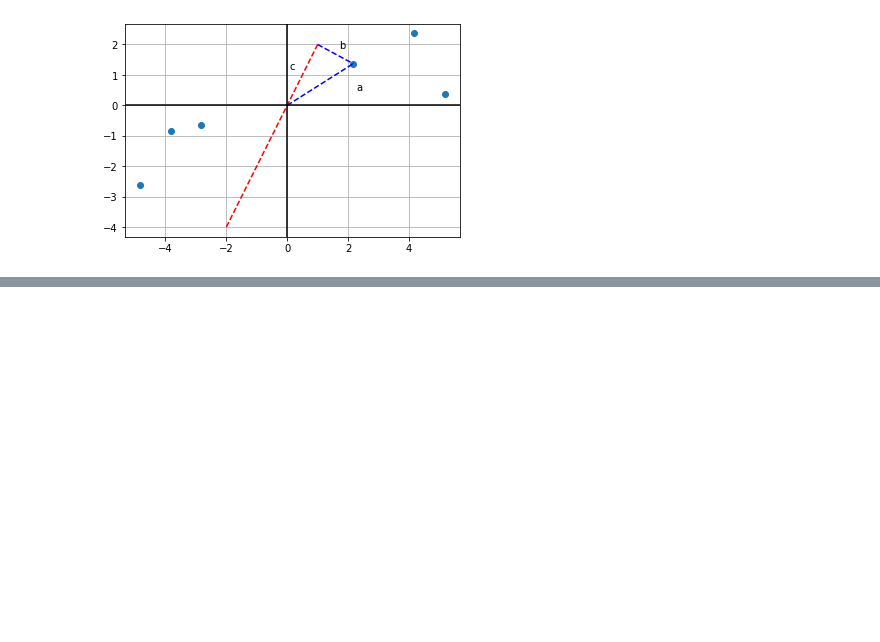
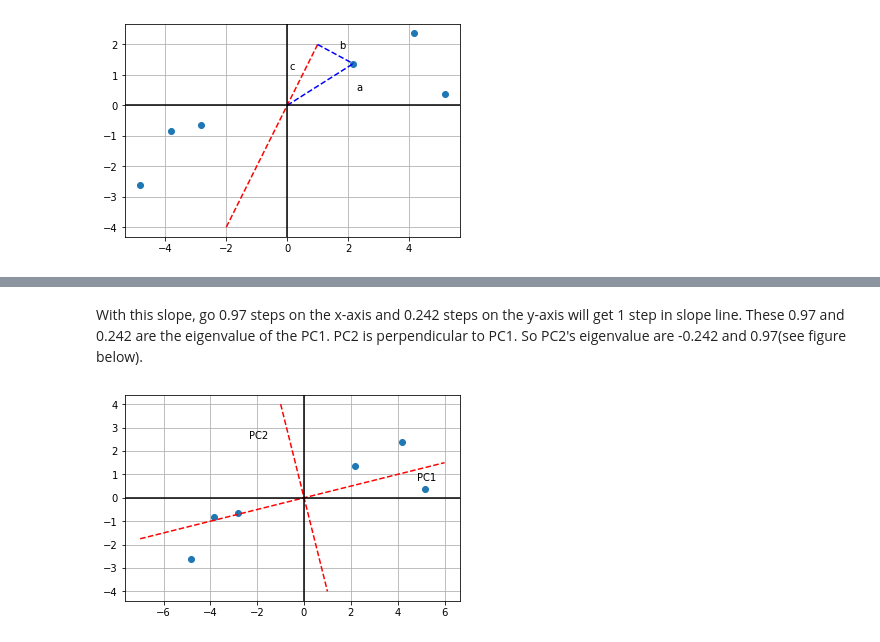
Before and after one commit to xg99/ML, a Jupyter notebook: pca.ipynb, the cells around one changed output, grey strips where cells are left out. Saved outputs shown, nothing was run; the diff lists cells and outputs as text; code cells hidden in the pictures; blank space fills up the shorter version.

```diff
--- a/pca.ipynb
+++ b/pca.ipynb
@@ -92,0 +112,30 @@ array([-6, -5, -4, -3, -2, -1,  0,  1,  2,  3,  4,  5])
+# %% [markdown]
+With this slope, go 0.97 steps on the x-axis and 0.242 steps on the y-axis will get 1 step in slope line. These 0.97 and 0.242 are the eigenvalue of the PC1. PC2 is perpendicular to PC1. So PC2's eigenvalue are -0.242 and 0.97(see figure below).
+# %%
+import numpy as np
+random_line = np.arange(-7, 7)
+y = [i*0.25 for i in random_line]
+random_line2 = np.arange(-1, 2)
+y2 = [i*-4 for i in random_line2]
+# pc2_x = [0, -1]
+# pc2_y = [0, 4]
+
+
+fig, ax = plt.subplots()
+ax.scatter(gene1_shift, gene2_shift, )
+ax.plot(random_line, y, '--' , color = 'r', )
+ax.plot(random_line2, y2, '--' , color = 'r', )
+# ax.plot(pc2_x, pc2_y,  '--' , color = 'b', )
+ax.set_aspect('equal')
+ax.grid(True, which='both')
+
+ax.text(0.9, 0.6, 'PC1', horizontalalignment='center',
+     verticalalignment='center', transform=ax.transAxes)
+ax.text(0.4, 0.8, 'PC2', horizontalalignment='center',
+     verticalalignment='center', transform=ax.transAxes)
+
+ax.axhline(y=0, color='k')
+ax.axvline(x=0, color='k')
+plt.show()
+# %% [output]
+[figure, added]
```
Also changed, not shown: parts of 7 cells of this notebook.
